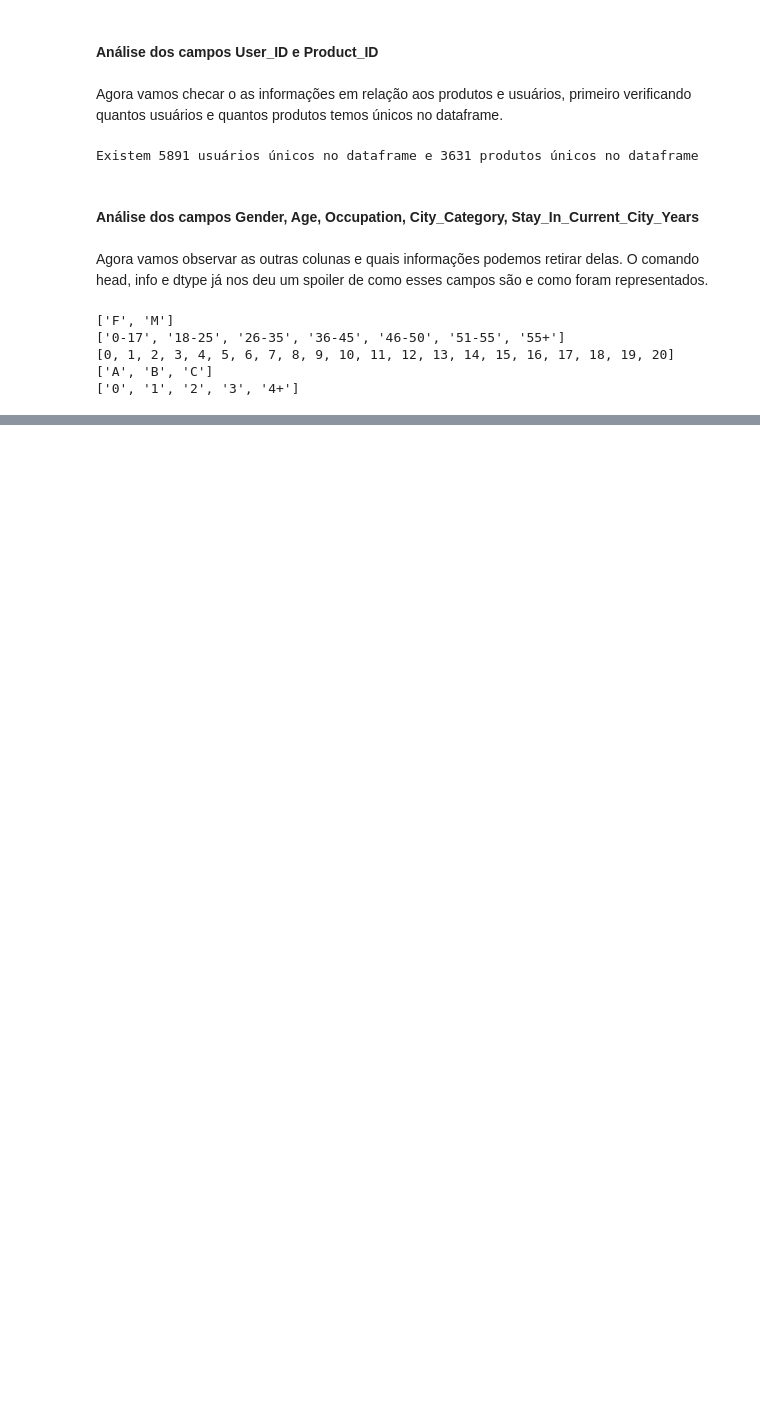
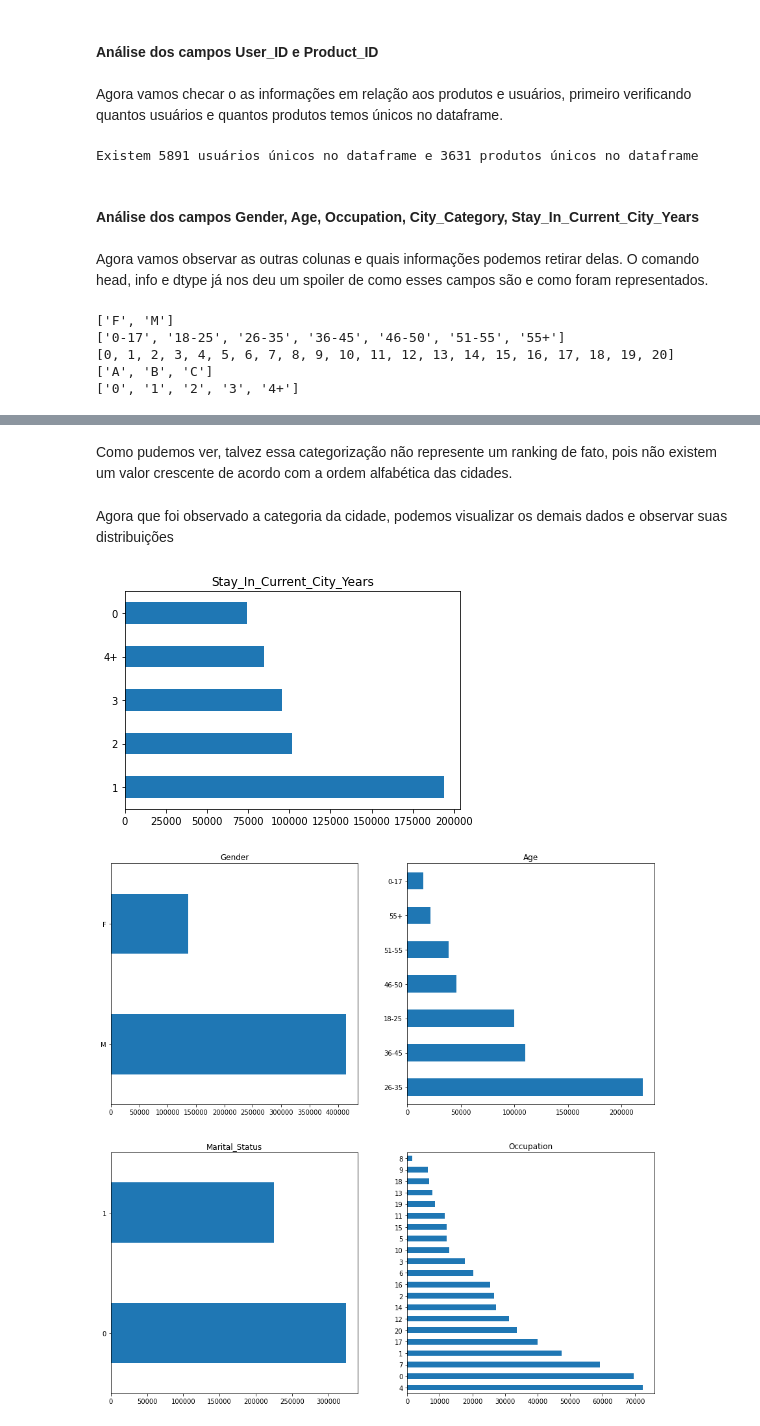
Before and after one commit to Ighus/black_friday_pratice_problem, a Jupyter notebook: predict_notebook.ipynb, the cells around one changed output, grey strips where cells are left out. Saved outputs shown, nothing was run; the diff lists cells and outputs as text; code cells hidden in the pictures; blank space fills up the shorter version.

```diff
--- a/predict_notebook.ipynb
+++ b/predict_notebook.ipynb
@@ -177,0 +182,16 @@ O campo género é bináio e contém os sexos Feminino e Masculino representados
+# %% [markdown]
+Como pudemos ver, talvez essa categorização não represente um ranking de fato, pois não existem um valor crescente de acordo com a ordem alfabética das cidades.
+# %% [markdown]
+Agora que foi observado a categoria da cidade, podemos visualizar os demais dados e observar suas distribuições
+# %%
+df['Stay_In_Current_City_Years'].value_counts().plot(kind='barh', title='Stay_In_Current_City_Years')
+
+fig, axes = plt.subplots(nrows=2, ncols=2, figsize=[15, 15])
+
+df['Gender'].value_counts().plot(kind='barh', ax=axes[0,0], title='Gender')
+df['Age'].value_counts().plot(kind='barh', ax=axes[0,1], title='Age')
+df['Marital_Status'].value_counts().plot(kind='barh', ax=axes[1,0], title='Marital_Status')
+df['Occupation'].value_counts().plot(kind='barh', ax=axes[1,1], title='Occupation');
+# %% [output]
+[figure, added]
+[figure, added]
```
Also changed, not shown: parts of 12 cells of this notebook, 1 other file.
